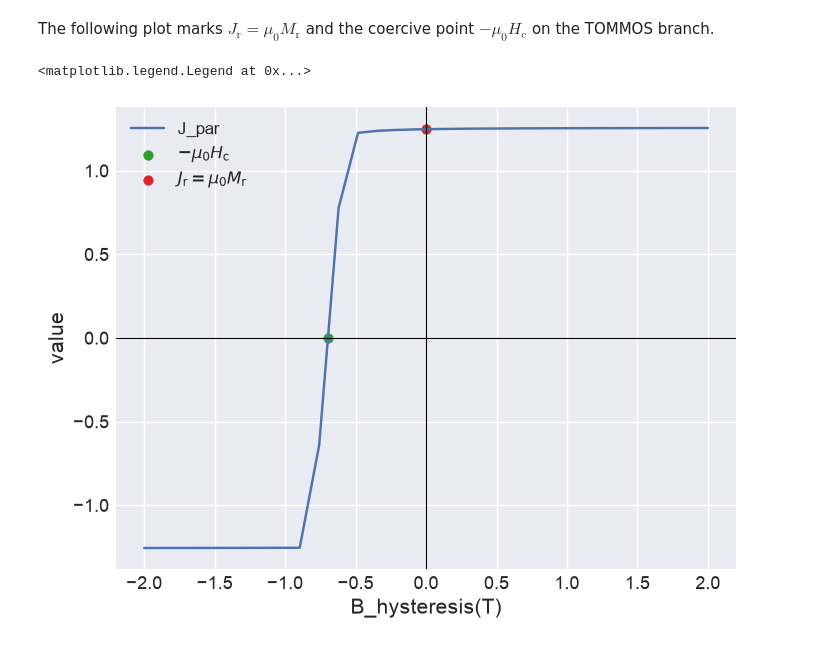
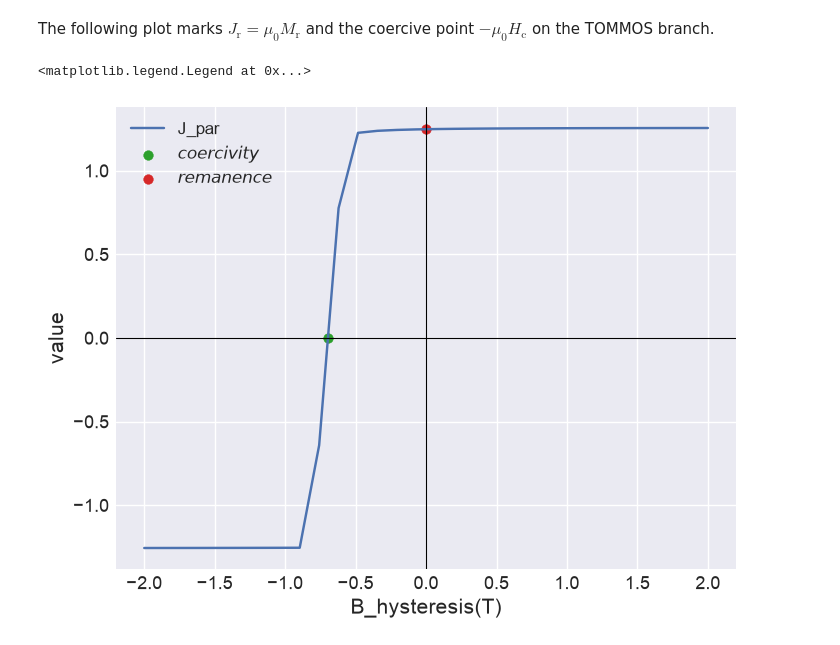
Before and after one commit to MaMMoS-project/tommos-adapter, a Jupyter notebook: examples/multigrain-tutorial.ipynb, the cells around one changed output. Cells and saved outputs as stored; diff of their text form; code cells hidden in the pictures.

```diff
--- a/examples/multigrain-tutorial.ipynb
+++ b/examples/multigrain-tutorial.ipynb
@@ -302,21 +307,21 @@ The following plot marks $J_\mathrm{r}=\mu_0M_\mathrm{r}$ and the coercive point
 # %%
 _, analysis_plot = plt.subplots()
 drive.table.mpl(y=["J_par"], ax=analysis_plot)
 analysis_plot.scatter(
     -extrinsic_properties.Hc.q.to("T"),
     0,
     color="tab:green",
-    label=r"$-\mu_0 H_\mathrm{c}$",
+    label=r"$coercivity$",
 )
 analysis_plot.scatter(
     0,
     extrinsic_properties.Mr.q.to("T"),
     color="tab:red",
-    label=r"$J_\mathrm{r}=\mu_0 M_\mathrm{r}$",
+    label=r"$remanence$",
 )
 analysis_plot.axhline(0, color="black", linewidth=0.8)
 analysis_plot.axvline(0, color="black", linewidth=0.8)
 analysis_plot.legend()
 # %% [output]
 <matplotlib.legend.Legend at 0x...>
-[figure, old version]
+[figure, new version]
```
Also changed, not shown: parts of 11 cells of this notebook.
